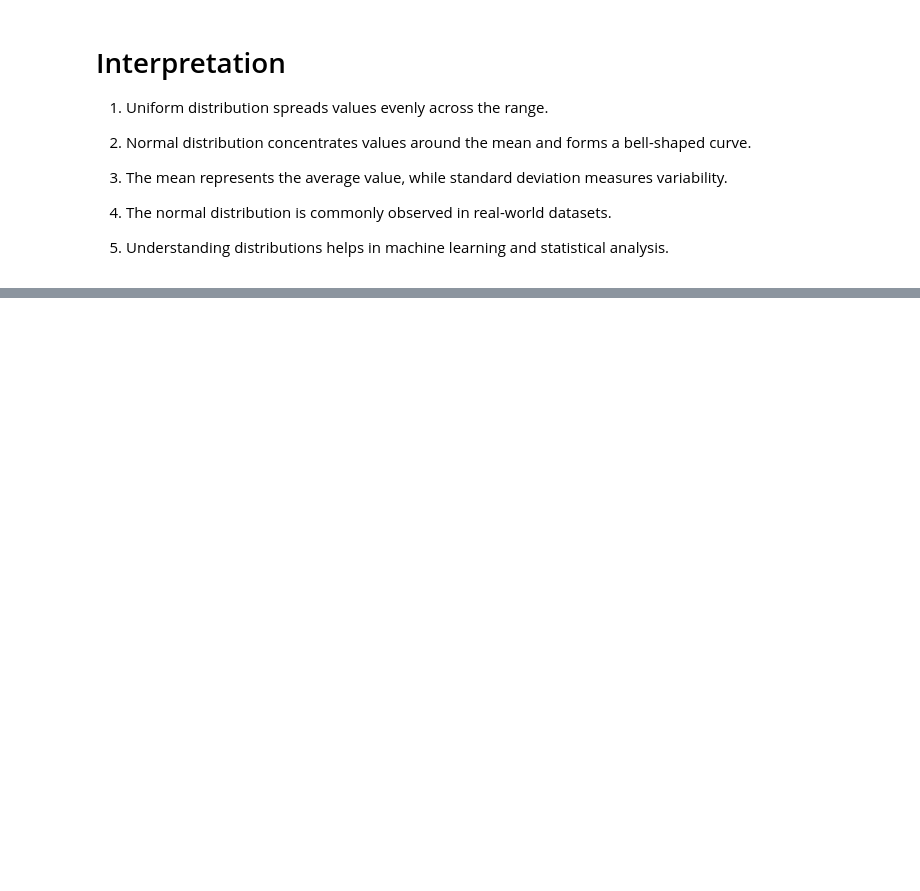
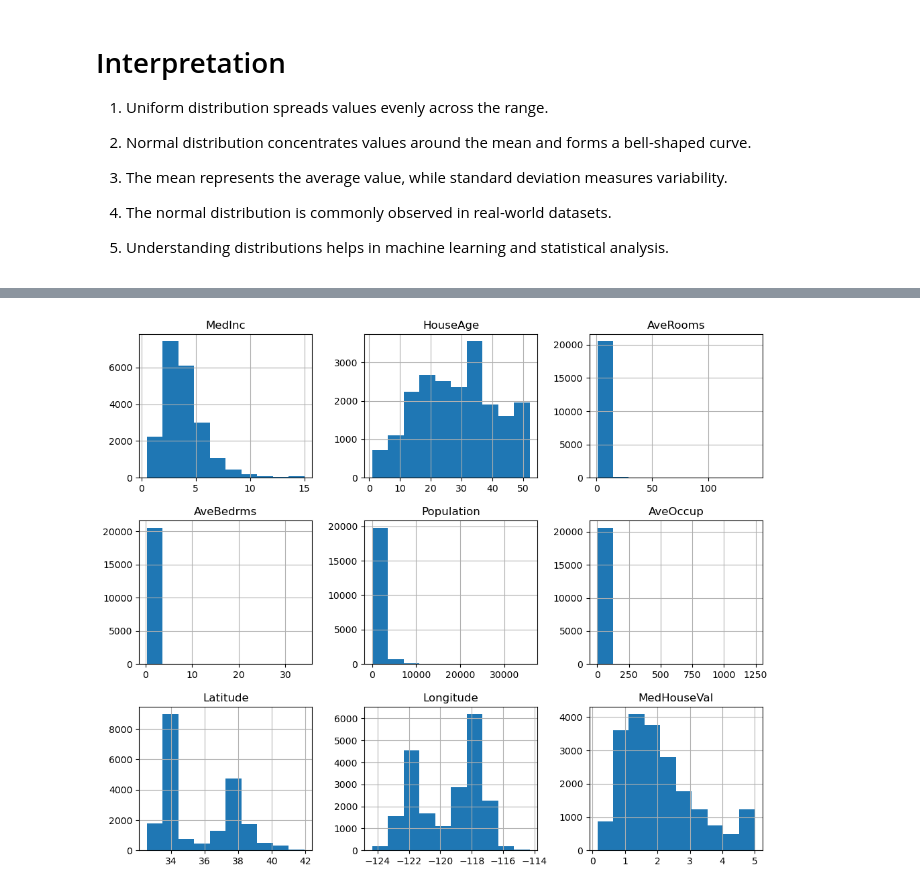
Before and after one commit to gopalsharma43/aiml-crash-gopal, a Jupyter notebook: Day11/maths_ml_eda.ipynb, the cells around one changed output, grey strips where cells are left out. Saved outputs shown, nothing was run; the diff lists cells and outputs as text; code cells hidden in the pictures; blank space fills up the shorter version.

```diff
--- a/Day11/maths_ml_eda.ipynb
+++ b/Day11/maths_ml_eda.ipynb
@@ -232,3 +232,17 @@ plt.show()
 4. The normal distribution is commonly observed in real-world datasets.
 
 5. Understanding distributions helps in machine learning and statistical analysis.
+# %%
+from sklearn.datasets import fetch_california_housing
+import pandas as pd
+
+housing = fetch_california_housing()
+
+df = pd.DataFrame(
+    housing.data,
+    columns=housing.feature_names
+)
+
+df["MedHouseVal"] = housing.target
+
+df.head()
@@ -234,0 +304,5 @@ plt.show()
+# %%
+df.hist(figsize=(12,10))
+plt.show()
+# %% [output]
+[figure, added]
```
Also changed, not shown: parts of 10 cells of this notebook.
